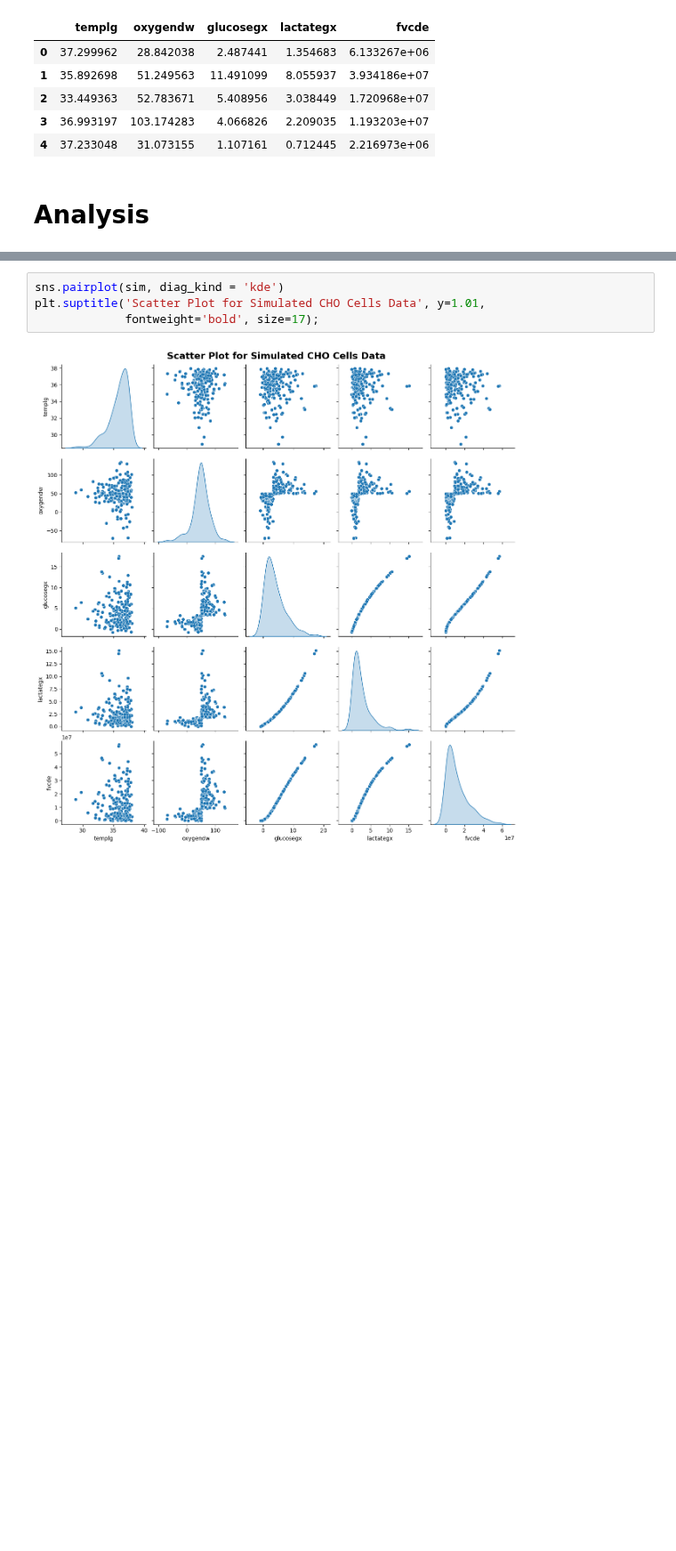
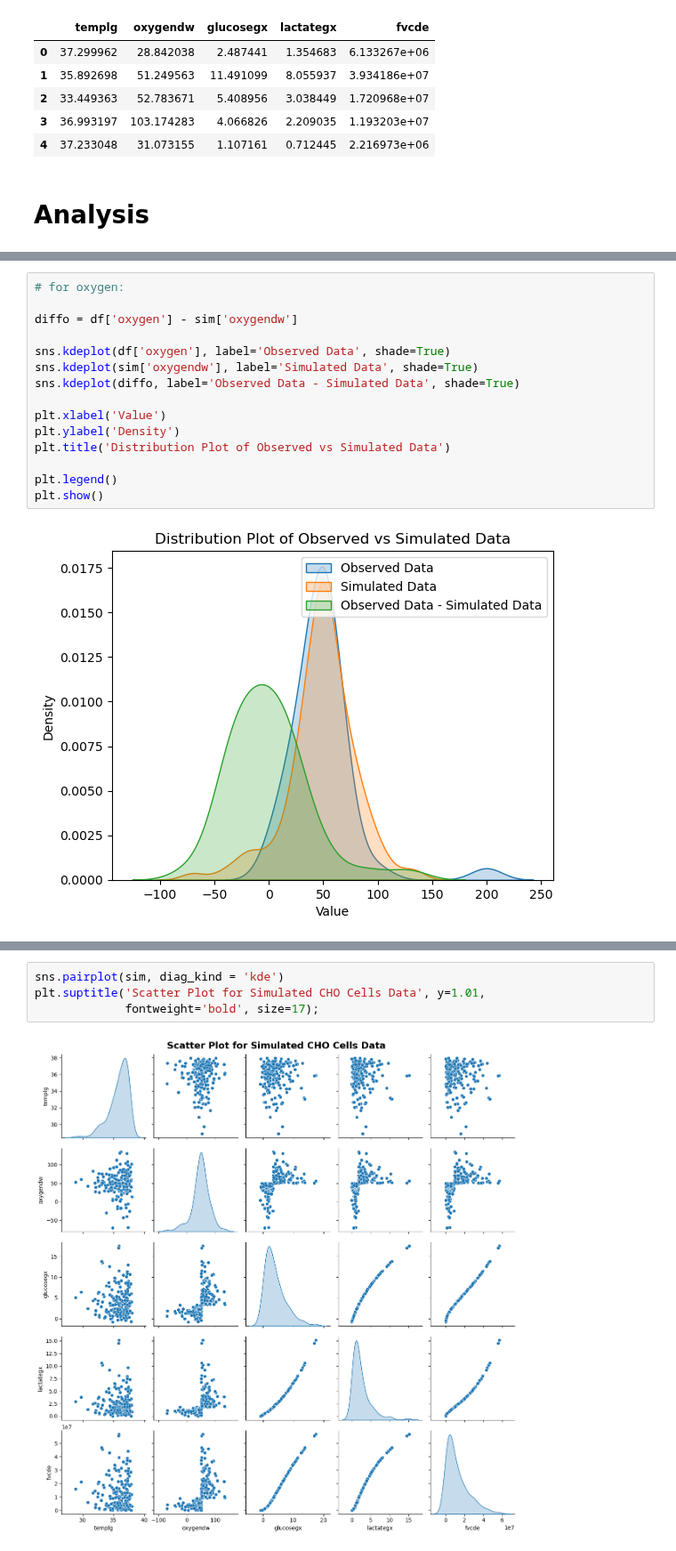
Before and after one commit to nurbujang/1progdaw23, a Jupyter notebook: project1.ipynb, the cells around one changed output, grey strips where cells are left out. Shown at 89% size. Cells and saved outputs as stored; diff of their text form; blank space fills up the shorter version.

```diff
--- a/project1.ipynb
+++ b/project1.ipynb
@@ -717,0 +758,17 @@ sim.head()
+# %%
+# for oxygen:
+
+diffo = df['oxygen'] - sim['oxygendw']
+
+sns.kdeplot(df['oxygen'], label='Observed Data', shade=True)
+sns.kdeplot(sim['oxygendw'], label='Simulated Data', shade=True)
+sns.kdeplot(diffo, label='Observed Data - Simulated Data', shade=True)
+
+plt.xlabel('Value')
+plt.ylabel('Density')
+plt.title('Distribution Plot of Observed vs Simulated Data')
+
+plt.legend()
+plt.show()
+# %% [output]
+[figure, added]
```
Also changed, not shown: parts of 34 cells of this notebook, 1 other file.
